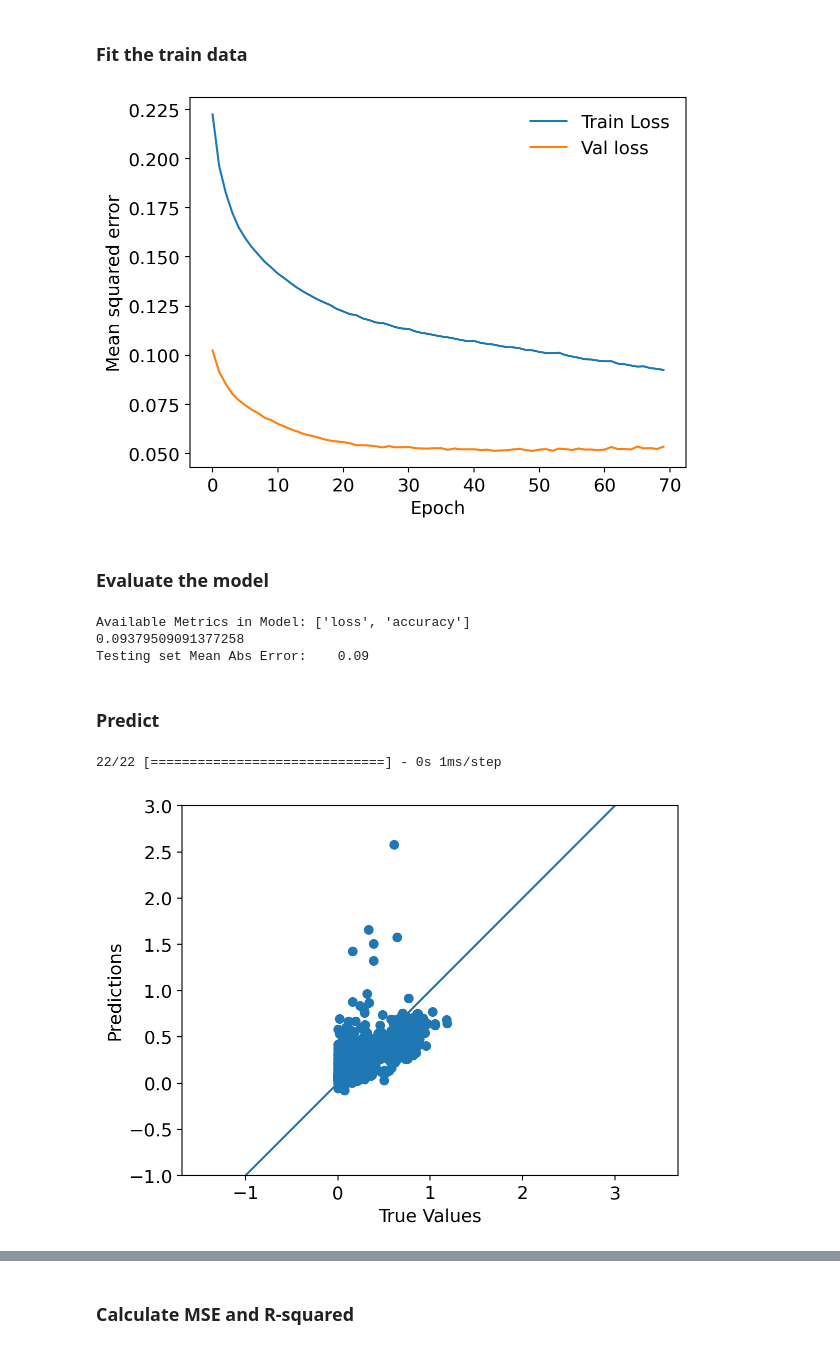
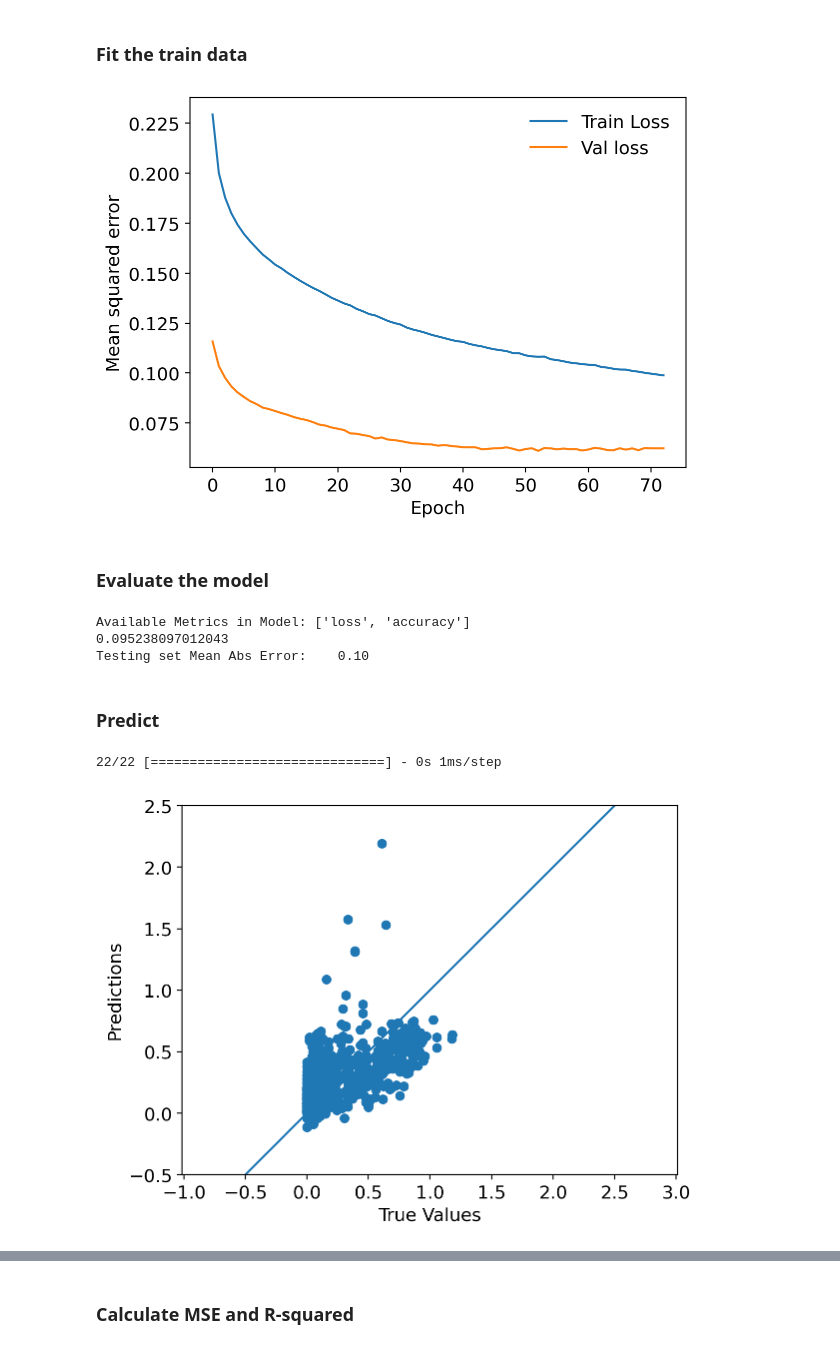
Before and after one commit to hayoun24/ML2022, a Jupyter notebook: ML project_Deforestation.ipynb, the cells around one changed output, grey strips where cells are left out. Drawn from its saved outputs; the diff is of its cells as text; code cells hidden in the pictures.

```diff
--- a/ML project_Deforestation.ipynb
+++ b/ML project_Deforestation.ipynb
@@ -126,21 +121,20 @@ X_train_df.head()
 ## 1.1. Benchmark Model
 # %%
 # set hyperparameters
-#n_neuron       = 64
 activation     = 'relu'
-num_epochs     = 200
+num_epochs     = 100
 learning_rate  = 0.0001
 minibatch_size = 64
 model_num      = 1
 # %%
-#parameter tuning 전 모델인데, 위에 cv에서 나온 파라미터들을 넣기
+seed = 7
+tf.random.set_seed(seed)
+
 model_bk = Sequential()
-
-model_bk.add(Dense(64,  activation=activation,input_shape=(X_train.shape[1],))) #  the 1st hidden layer
-model_bk.add(Dense(64,  activation=activation)) #Gridsearch CV에서 값 어떻게 반영하지?
+model_bk.add(Dense(32,  activation=activation,input_shape=(X_train.shape[1],)))
+model_bk.add(Dense(64,  activation=activation))
 model_bk.add(Dense(32,  activation=activation))
-model_bk.add(Dense(y_train.shape[1],  activation='linear')) # the output layer
-
+model_bk.add(Dense(y_train.shape[1],  activation='linear'))
 model_bk.summary()
 
 model_bk.compile(loss='mse',optimizer=tf.keras.optimizers.Adam(learning_rate=learning_rate), metrics=['accuracy'])
@@ -179,7 +169,7 @@ history = model_bk.fit(X_train, y_train, #위에서 fit 을 define 했었음
 # %%
 plot_history(history)
 # %% [output]
-[figure, old version]
+[figure, new version]
 # %% [markdown]
 ### Evaluate the model
 # %%
@@ -189,23 +179,19 @@ print(mae)
 print("Testing set Mean Abs Error: {:7.2f}".format(mae))
 # %% [output]
 Available Metrics in Model: ['loss', 'accuracy']
-0.09379509091377258
-Testing set Mean Abs Error:    0.09
+0.095238097012043
+Testing set Mean Abs Error:    0.10
 # %% [markdown]
 ### Predict
 # %%
-#keras_boston housing price에서 옴
-#test_predictions = model.predict(test_data).flatten()  #flatten 왜하지
-y_test_pred = model_bk.predict(X_test)
-plt.scatter(y_test, y_test_pred)
+test_pred_nnbk = model_bk.predict(X_test)
+plt.scatter(y_test, test_pred_nnbk)
 plt.xlabel('True Values')
 plt.ylabel('Predictions')
 plt.axis('equal')
-#plt.xlim(plt.xlim())
-#plt.ylim(plt.ylim())
-plt.xlim([-1,3])
-plt.ylim([-1,3])
+plt.xlim([-0.5,2.5])
+plt.ylim([-0.5,2.5])
 _ = plt.plot([-100, 100], [-100, 100])
 # %% [output]
 22/22 [==============================] - 0s 1ms/step
-[figure, old version]
+[figure, new version]
```
Also changed, not shown: parts of 94 cells of this notebook, 1 other file.
